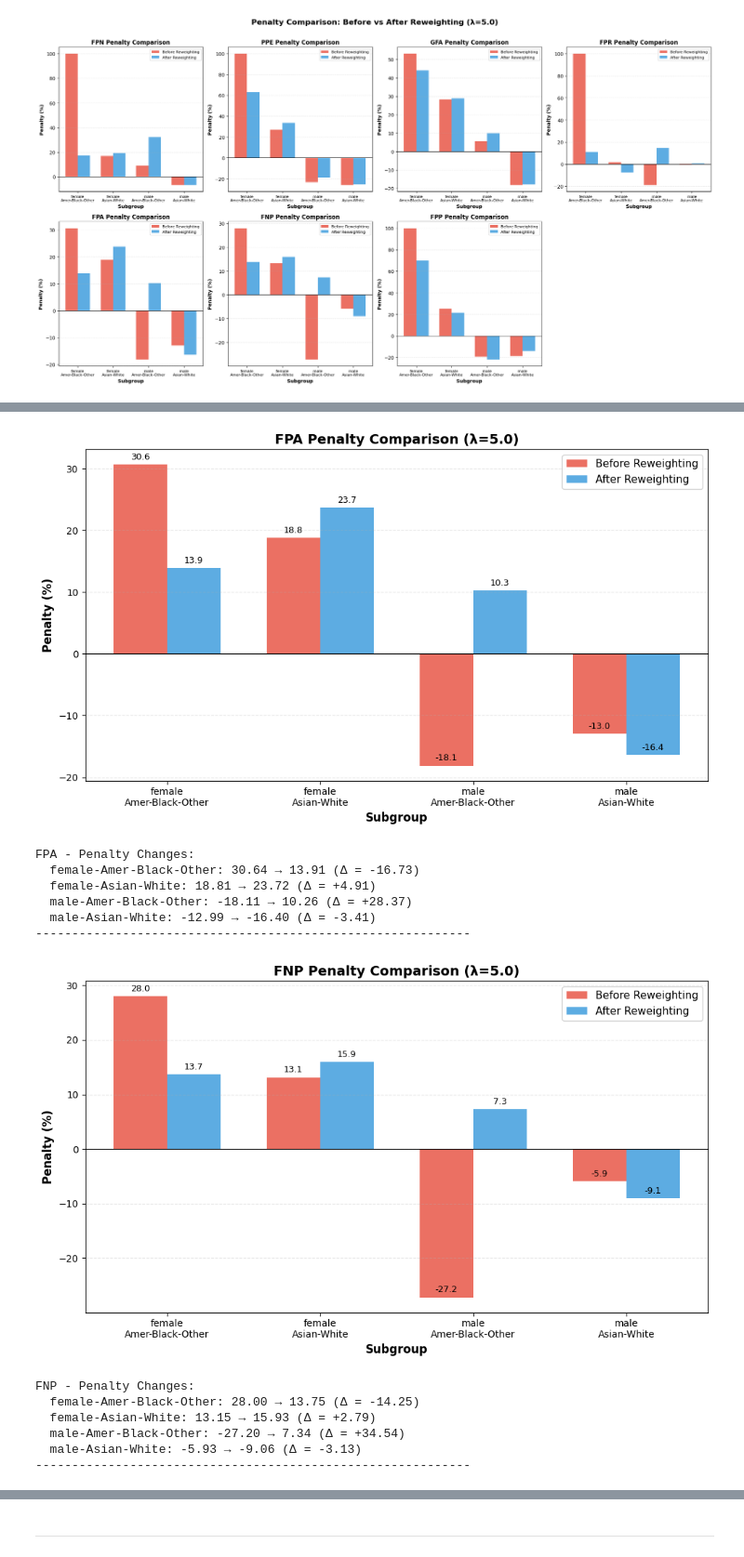
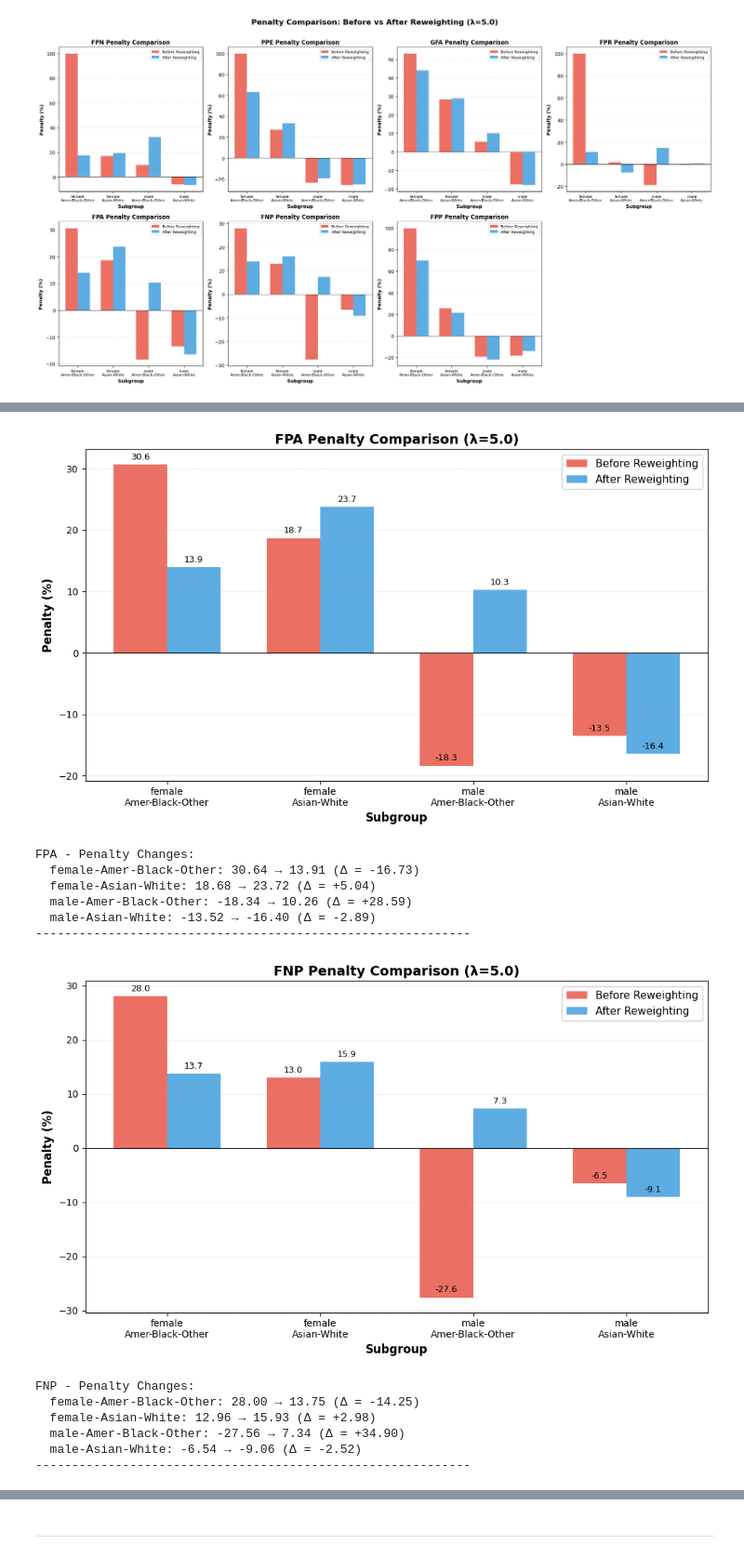
Before and after one commit to rolss/Fairness-in-data, a Jupyter notebook: Reweight_Census_BINARY tests validation.ipynb, the cells around one changed output, grey strips where cells are left out. Shown at 93% size. Cells and saved outputs as stored; diff of their text form; code cells hidden in the pictures.

Commit message:
WIP fixed penalty graphs to new variables

```diff
--- a/Reweight_Census_BINARY tests validation.ipynb
+++ b/Reweight_Census_BINARY tests validation.ipynb
@@ -820,3 +828,0 @@ Training samples: 22792, Unique weights per group: {'00': 0.5625000000000007, '0
-# %%
-weights_notsized = compute_weights_notsized(5.0, 'GFA', sensible_attribute=sensible_attribute)
-compute_penalties_after_reweighting(weights_notsized, 'GFA')
@@ -837,3 +828,0 @@ Training samples: 22792, Unique weights per group: {'00': 3.739360910092617, '01
-# %%
-weights_notsized = compute_weights_notsized(5.0, 'PPA', sensible_attribute=sensible_attribute)
-compute_penalties_after_reweighting(weights_notsized, 'PPA')
@@ -854,3 +828,0 @@ Training samples: 22792, Unique weights per group: {'00': 0.9429369122257052, '0
-# %%
-weights_notsized = compute_weights_notsized(5.0, 'OAE', sensible_attribute=sensible_attribute)
-compute_penalties_after_reweighting(weights_notsized, 'OAE')
@@ -871,10 +829,10 @@ Training samples: 22792, Unique weights per group: {'00': 0.737203522346929, '01
 # %%
-penalties_after_reweighting = {}
+penalties_ontest_after_reweighting = {}
 
 for metric in fair_metrics:
     print("FAIRNESS METRIC:", metric)
     weights_notsized = compute_weights_notsized(5.0, metric, sensible_attribute=sensible_attribute)
-    penalties_after_reweighting[metric] = compute_penalties_after_reweighting(weights_notsized, metric)[0] # Get only harmonic penalty
+    penalties_ontest_after_reweighting[metric] = compute_penalties_after_reweighting(weights_notsized, metric) # Get only harmonic penalty
     print("\n")
 # %% [output]
 FAIRNESS METRIC: FPN
@@ -1016,14 +968,14 @@ plot_penalty_comparison_all(fair_metrics, penalties_ontest_harmonic, penalties_a
 [figure]
 # %%
 # Individual plots for each metric (larger view for detailed inspection)
-subgroups = list(penalties_ontest_harmonic[fair_metrics[0]][0].keys())
+subgroups = list(penalties_ontest[fair_metrics[0]].keys())
 
 for metric in fair_metrics:
     fig, ax = plt.subplots(1, 1, figsize=(10, 6))
 
     # Extract penalties before and after for this metric
-    penalties_before = [penalties_ontest_harmonic[metric][0].get(group, 0) for group in subgroups]
-    penalties_after = [penalties_after_reweighting[metric].get(group, 0) for group in subgroups]
+    penalties_before = [penalties_ontest[metric].get(group, 0) for group in subgroups]
+    penalties_after = [penalties_ontest_after_reweighting[metric].get(group, 0) for group in subgroups]
 
     # Set up bar positions
     x = np.arange(len(subgroups))
@@ -1109,17 +1061,17 @@ FPR - Penalty Changes:
 ------------------------------------------------------------
 [figure]
 FPA - Penalty Changes:
   female-Amer-Black-Other: 30.64 → 13.91 (Δ = -16.73)
-  female-Asian-White: 18.81 → 23.72 (Δ = +4.91)
-  male-Amer-Black-Other: -18.11 → 10.26 (Δ = +28.37)
-  male-Asian-White: -12.99 → -16.40 (Δ = -3.41)
+  female-Asian-White: 18.68 → 23.72 (Δ = +5.04)
+  male-Amer-Black-Other: -18.34 → 10.26 (Δ = +28.59)
+  male-Asian-White: -13.52 → -16.40 (Δ = -2.89)
 ------------------------------------------------------------
-[figure, old version]
+[figure, new version]
 FNP - Penalty Changes:
   female-Amer-Black-Other: 28.00 → 13.75 (Δ = -14.25)
-  female-Asian-White: 13.15 → 15.93 (Δ = +2.79)
-  male-Amer-Black-Other: -27.20 → 7.34 (Δ = +34.54)
-  male-Asian-White: -5.93 → -9.06 (Δ = -3.13)
+  female-Asian-White: 12.96 → 15.93 (Δ = +2.98)
+  male-Amer-Black-Other: -27.56 → 7.34 (Δ = +34.90)
+  male-Asian-White: -6.54 → -9.06 (Δ = -2.52)
 ------------------------------------------------------------
 [figure]
 FPP - Penalty Changes:
```
Also changed, not shown: parts of 34 cells of this notebook.
